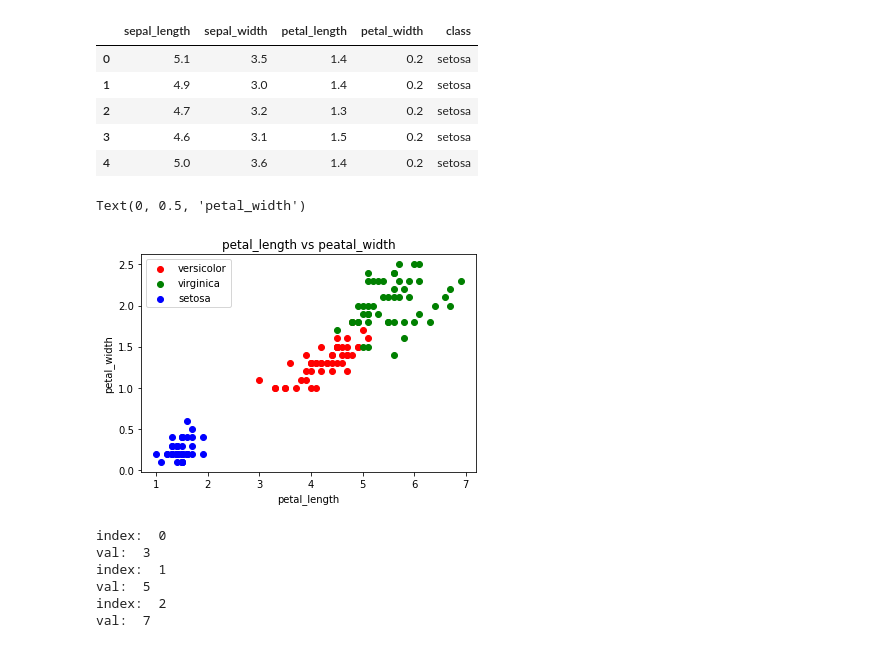
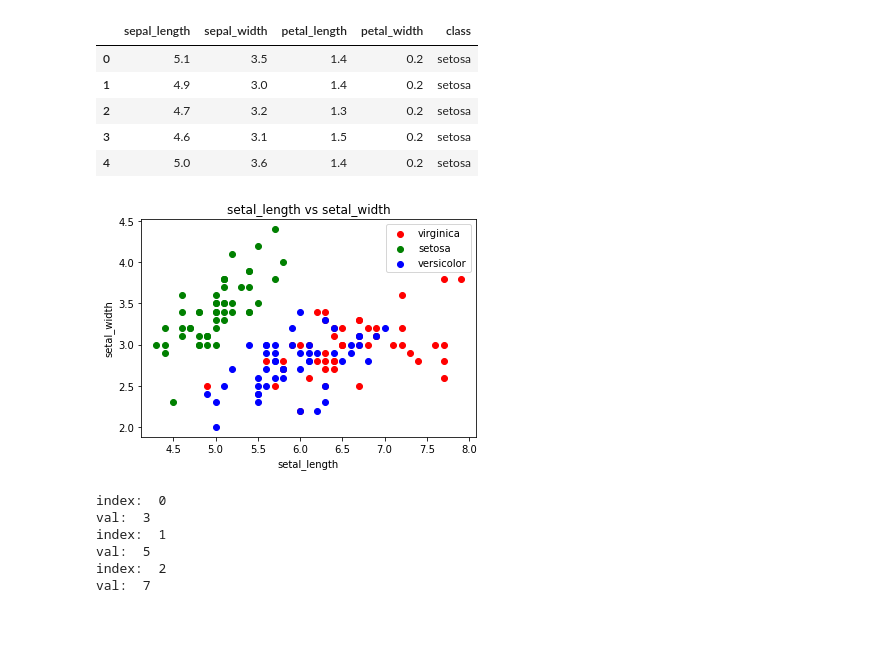
Before and after one commit to MapsaBootCamp/ML2, a Jupyter notebook: ML_Libs/matplotlib_section.ipynb, the cells around one changed output. Saved outputs shown, nothing was run; the diff lists cells and outputs as text; code cells hidden in the pictures.

```diff
--- a/ML_Libs/matplotlib_section.ipynb
+++ b/ML_Libs/matplotlib_section.ipynb
@@ -57,7 +57,7 @@ plt.show()
 # %% [output]
 [figure]
 # %%
-iris_df = pd.read_csv('data/iris.csv')
+iris_df = pd.read_csv('iris.csv')
 # %%
 iris_df.head()
 # %% [output]
@@ -247,23 +247,24 @@ iris_df.head()
 | 4 | 5.0 | 3.6 | 1.4 | 0.2 | setosa |
 # %%
 plt.figure()
-plt.title("petal_length vs peatal_width")
+plt.title("setal_length vs setal_width")
 
 color_plt = {class_[0] : 'red', class_[1] : 'green', class_[2]: 'blue'}
 
 
 for index, val in enumerate(class_):
 
     temp = iris_df[iris_df['class'] == val]
-    plt.scatter(temp['petal_length'], temp['petal_width'], c= color_plt[val] , label=val)
+    # plt.scatter(temp['petal_length'], temp['petal_width'], c= color_plt[val] , label=val)
+    plt.scatter(temp['sepal_length'], temp['sepal_width'], c= color_plt[val] , label=val)
 
 
 plt.legend()
-plt.xlabel('petal_length')
-plt.ylabel('petal_width')
+plt.xlabel('setal_length')
+plt.ylabel('setal_width')
+plt.show()
 # %% [output]
-Text(0, 0.5, 'petal_width')
-[figure, old version]
+[figure, new version]
 # %%
 my_list = [3 , 5 , 7]
 
```
Also changed, not shown: parts of 4 cells of this notebook, 1 other file.
